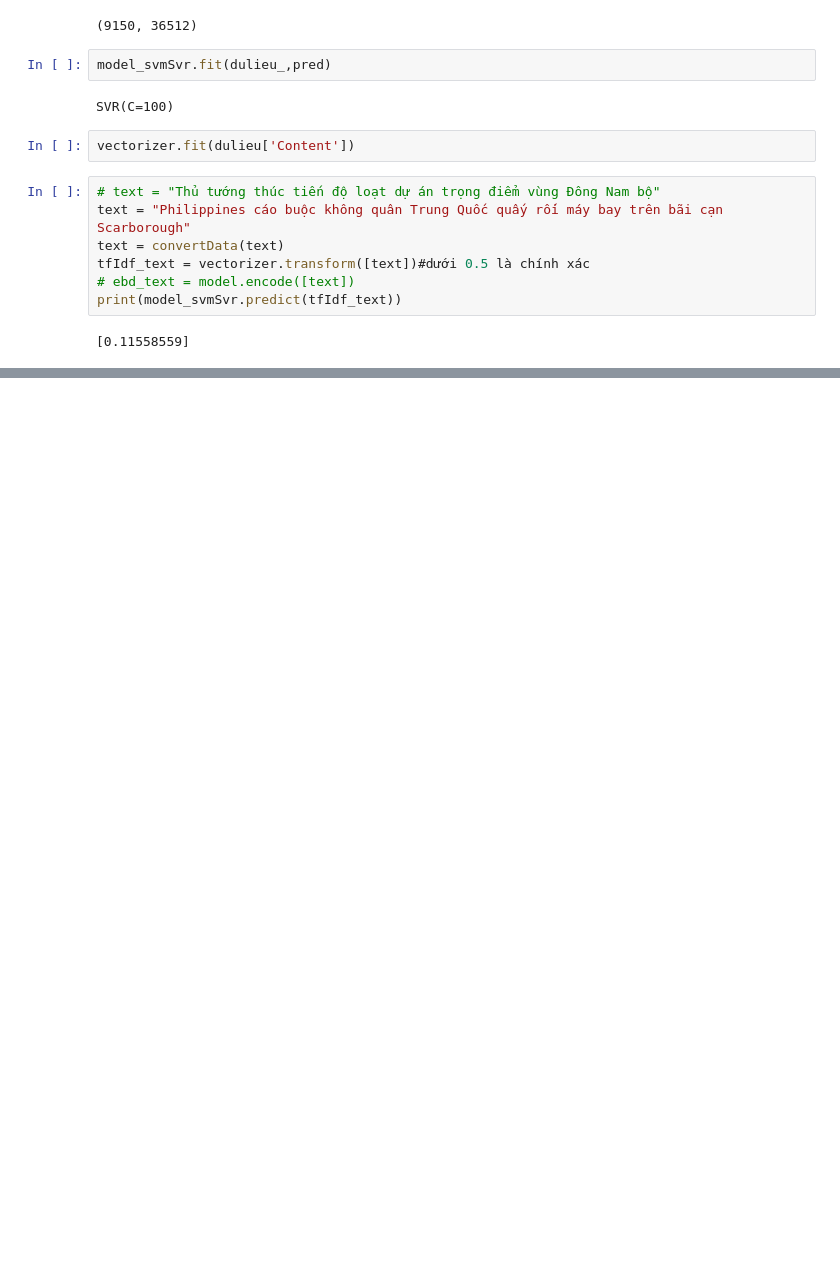
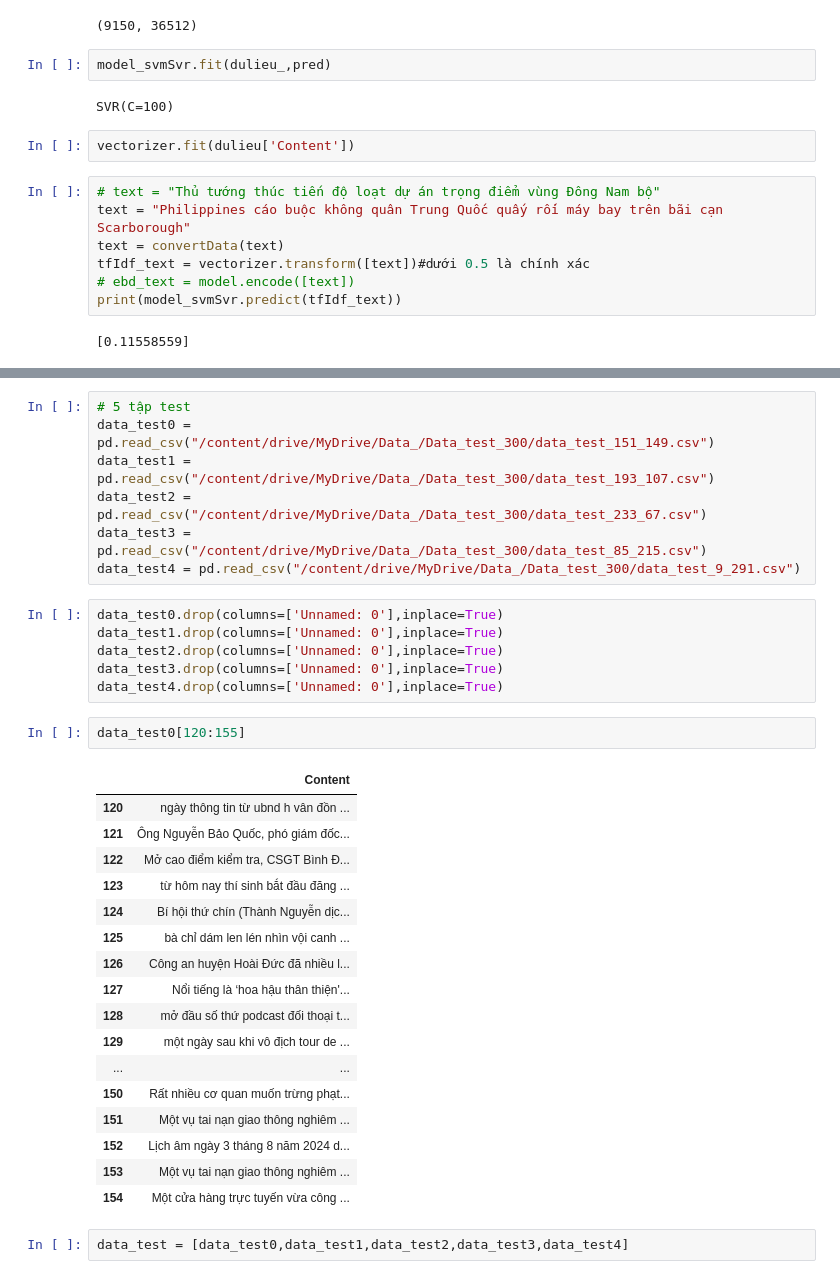
Before and after one commit to ToAN7/SIC_AI, a Jupyter notebook: SIC.ipynb, the cells around one changed output, grey strips where cells are left out. Saved outputs shown, nothing was run; the diff lists cells and outputs as text; blank space fills up the shorter version.

```diff
--- a/SIC.ipynb
+++ b/SIC.ipynb
@@ -420,0 +438,35 @@ print(model_svmSvr.predict(tfIdf_text))
+# %%
+# 5 tập test
+data_test0 = pd.read_csv("/content/drive/MyDrive/Data_/Data_test_300/data_test_151_149.csv")
+data_test1 = pd.read_csv("/content/drive/MyDrive/Data_/Data_test_300/data_test_193_107.csv")
+data_test2 = pd.read_csv("/content/drive/MyDrive/Data_/Data_test_300/data_test_233_67.csv")
+data_test3 = pd.read_csv("/content/drive/MyDrive/Data_/Data_test_300/data_test_85_215.csv")
+data_test4 = pd.read_csv("/content/drive/MyDrive/Data_/Data_test_300/data_test_9_291.csv")
+# %%
+data_test0.drop(columns=['Unnamed: 0'],inplace=True)
+data_test1.drop(columns=['Unnamed: 0'],inplace=True)
+data_test2.drop(columns=['Unnamed: 0'],inplace=True)
+data_test3.drop(columns=['Unnamed: 0'],inplace=True)
+data_test4.drop(columns=['Unnamed: 0'],inplace=True)
+# %%
+data_test0[120:155]
+# %% [output]
+|  | Content |
+| 120 | ngày thông tin từ ubnd h vân đồn ... |
+| 121 | Ông Nguyễn Bảo Quốc, phó giám đốc... |
+| 122 | Mở cao điểm kiểm tra, CSGT Bình Đ... |
+| 123 | từ hôm nay thí sinh bắt đầu đăng ... |
+| 124 | Bí hội thứ chín (Thành Nguyễn dịc... |
+| 125 | bà chỉ dám len lén nhìn vội canh ... |
+| 126 | Công an huyện Hoài Đức đã nhiều l... |
+| 127 | Nổi tiếng là ‘hoa hậu thân thiện'... |
+| 128 | mở đầu số thứ podcast đối thoại t... |
+| 129 | một ngày sau khi vô địch tour de ... |
+| ... | ... |
+| 150 | Rất nhiều cơ quan muốn trừng phạt... |
+| 151 | Một vụ tai nạn giao thông nghiêm ... |
+| 152 | Lịch âm ngày 3 tháng 8 năm 2024 d... |
+| 153 | Một vụ tai nạn giao thông nghiêm ... |
+| 154 | Một cửa hàng trực tuyến vừa công ... |
+# %%
+data_test = [data_test0,data_test1,data_test2,data_test3,data_test4]
```
Also changed, not shown: parts of 32 cells of this notebook.
